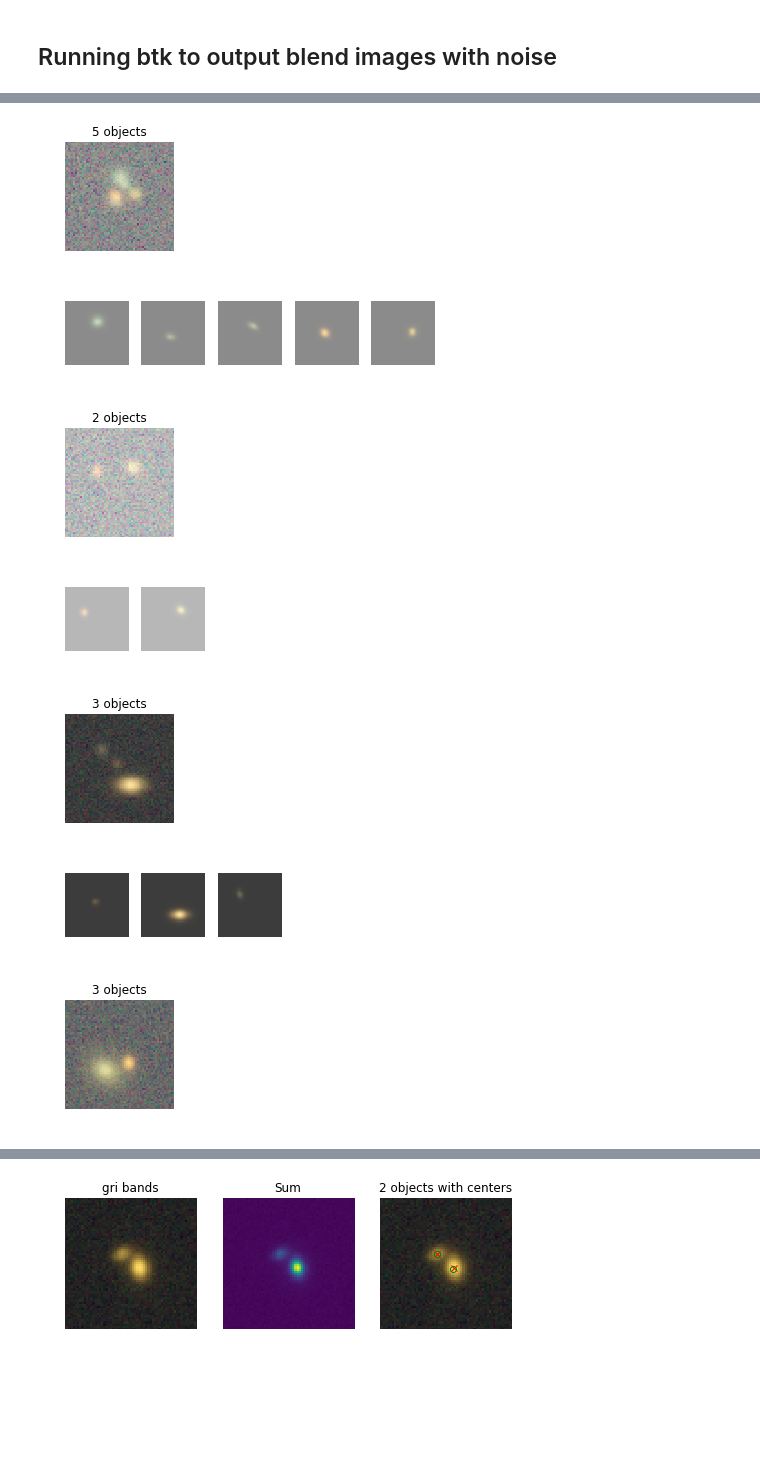
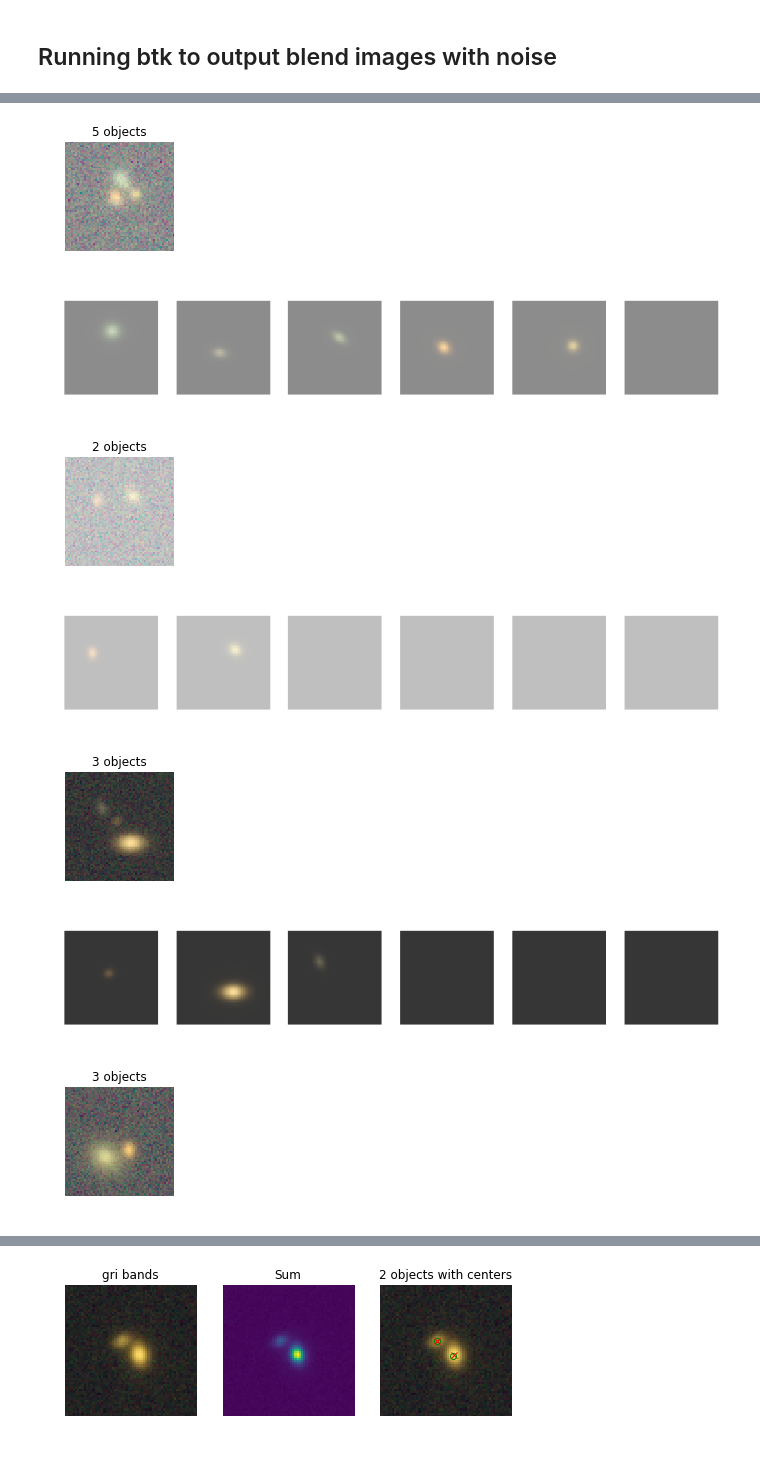
Before and after one commit to LSSTDESC/BlendingToolKit, a Jupyter notebook: notebooks/run_basic.ipynb, the cells around one changed output, grey strips where cells are left out. Drawn from its saved outputs; the diff is of its cells as text; code cells hidden in the pictures; blank space fills up the shorter version.

```diff
--- a/notebooks/run_basic.ipynb
+++ b/notebooks/run_basic.ipynb
@@ -20,11 +27,12 @@ from btk import config
 #Input catalog name
 catalog_name = os.path.join(os.path.dirname(os.getcwd()), 'OneDegSq.fits')
 # %%
-def plot_blends(param, blend_images, blend_list, stack_centers=None, limits=None):
+def plot_blends( blend_images, blend_list, stack_centers=None, limits=None):
     """Plots blend images as RGB(g,r,i) image, sum in all bands, and RGB with centers of objects marked"""
+    batch_size = len(blend_list)
     if stack_centers is None:
-        stack_centers = [[]]*param.batch_size
-    for i in range(param.batch_size):
+        stack_centers = [[]]*batch_size
+    for i in range(batch_size):
         num = len(blend_list[i])
         images = np.transpose(blend_images[i, :, :, 1:4], axes=(2,0,1))
         norm = scarlet.display.Asinh(img=images, Q=20)
@@ -49,7 +57,6 @@ def plot_blends(param, blend_images, blend_list, stack_centers=None, limits=None
         plt.imshow(blend_img_rgb)
         plt.title("%i objects with centers"%num)
         for entry in blend_list[i]:
-            #plt.plot(entry['ra']/0.2 + 59.5, entry['dec']/0.2 + 59.5,'rx')
             plt.plot(entry['dx'], entry['dy'],'rx')
         if limits:
             plt.xlim(limits)
@@ -59,11 +66,10 @@ def plot_blends(param, blend_images, blend_list, stack_centers=None, limits=None
         plt.axis('off')
         plt.show()
 
-def plot_with_isolated(param, blend_images, isolated_images,
+def plot_with_isolated(blend_images, isolated_images,
                        blend_list, limits=None):
     """Plots blend images and isolated images of all objects in the blend as RGB(g,r,i) images"""
-    for i in range(param.batch_size):
-        num = param.max_number
+    for i in range(len(blend_list)):
         images = np.transpose(blend_images[i, :, :, 1:4], axes=(2,0,1))
         norm = scarlet.display.Asinh(img=images, Q=20)
         blend_img_rgb = scarlet.display.img_to_rgb(images, norm=norm)
@@ -75,14 +81,14 @@ def plot_with_isolated(param, blend_images, isolated_images,
             plt.ylim(limits)
         plt.axis('off')
         plt.show()
-        plt.figure(figsize=(8,3))
-        for j in range(len(blend_list[i])):
-            plt.subplot(1, num, j +1 )
-            iso_blend = isolated_images[i]
+        iso_blend = isolated_images[i]
+        num = iso_blend.shape[0]
+        plt.figure(figsize=(2*num, 2))
+        for j in range(num):
             images = np.transpose(iso_blend[j, :, :, 1:4], axes=(2,0,1))
             blend_img_rgb = scarlet.display.img_to_rgb(images, norm=norm)
+            plt.subplot(1, num, j +1 )
             plt.imshow(blend_img_rgb)
-            #plt.plot(blend_list[i]['ra'][j]/0.2 + 59, blend_list[i]['dec'][j]/0.2 + 59,'rx')
             if limits:
                 plt.xlim(limits)
                 plt.ylim(limits)
@@ -96,7 +102,7 @@ param = config.Simulation_params(catalog_name, max_number=6, batch_size=4)
 np.random.seed(param.seed)
 
 #Load input catalog
-catalog = btk.get_input_catalog.load_catlog(catalog_name)
+catalog = btk.get_input_catalog.load_catlog(param)
 
 #Generate catlogs of blended objects
 blend_generator = btk.create_blend_generator.generate(param, catalog)
@@ -125,11 +131,11 @@ plot_blends(param, blend_images, blend_list, limits=(30,90))
 # %%
 # Plot blended images and the individual objects
-plot_with_isolated(param, blend_images, isolated_images,blend_list, limits=(30,90))
+plot_with_isolated(blend_images, isolated_images,blend_list, limits=(30,90))
 # %% [output]
-[figure, old version]
+[figure, new version]
-[figure, old version]
+[figure, new version]
-[figure, old version]
+[figure, new version]
-[figure, old version]
+[figure, new version]
 [figure]
-[figure, old version]
+[figure, new version]
-[figure, old version]
+[figure, new version]
```
Also changed, not shown: parts of 11 cells of this notebook.
